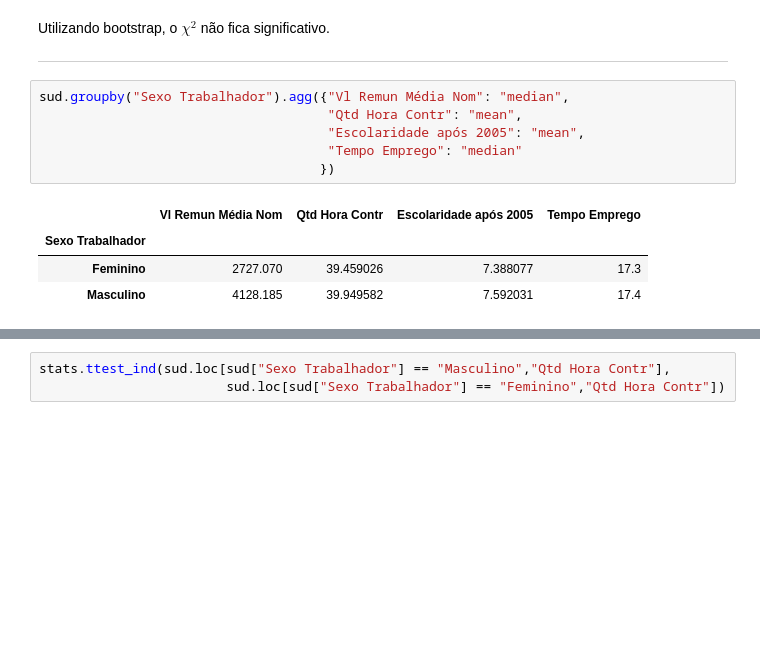
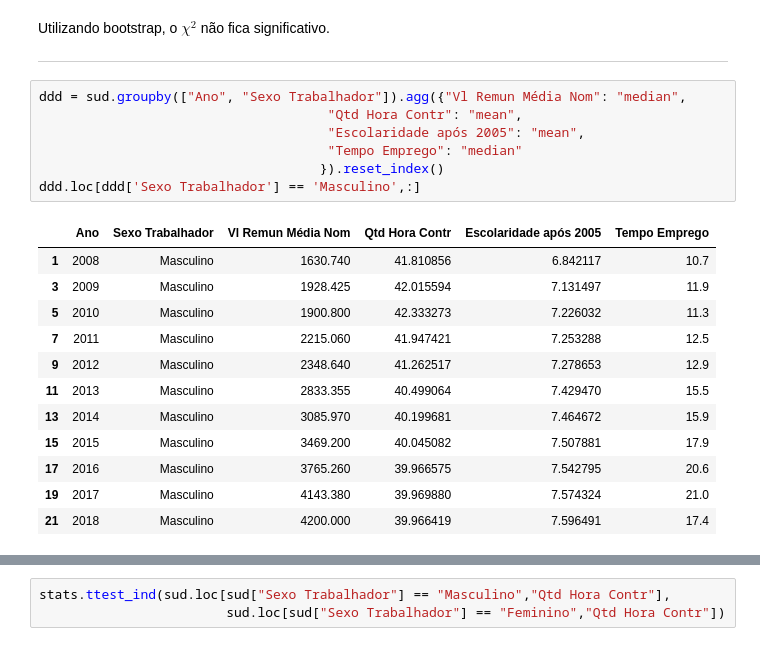
Before and after one commit to neylsoncrepalde/diversidade_mercado_ia, a Jupyter notebook: src/exploratoria.ipynb, the cells around one changed output, grey strips where cells are left out. Drawn from its saved outputs; the diff is of its cells as text; blank space fills up the shorter version.

```diff
--- a/src/exploratoria.ipynb
+++ b/src/exploratoria.ipynb
@@ -309,13 +313,22 @@ Utilizando bootstrap, o $\chi^2$ não fica significativo.
 
 ---
 # %%
-sud.groupby("Sexo Trabalhador").agg({"Vl Remun Média Nom": "median",
+ddd = sud.groupby(["Ano", "Sexo Trabalhador"]).agg({"Vl Remun Média Nom": "median",
                                      "Qtd Hora Contr": "mean",
                                      "Escolaridade após 2005": "mean",
                                      "Tempo Emprego": "median"
-                                    })
+                                    }).reset_index()
+ddd.loc[ddd['Sexo Trabalhador'] == 'Masculino',:]
 # %% [output]
-|  | Vl Remun Média Nom | Qtd Hora Contr | Escolaridade após 2005 | Tempo Emprego |
-| Sexo Trabalhador |  |  |  |  |
-| Feminino | 2727.070 | 39.459026 | 7.388077 | 17.3 |
-| Masculino | 4128.185 | 39.949582 | 7.592031 | 17.4 |
+|  | Ano | Sexo Trabalhador | Vl Remun Média Nom | Qtd Hora Contr | Escolaridade após 2005 | Tempo Emprego |
+| 1 | 2008 | Masculino | 1630.740 | 41.810856 | 6.842117 | 10.7 |
+| 3 | 2009 | Masculino | 1928.425 | 42.015594 | 7.131497 | 11.9 |
+| 5 | 2010 | Masculino | 1900.800 | 42.333273 | 7.226032 | 11.3 |
+| 7 | 2011 | Masculino | 2215.060 | 41.947421 | 7.253288 | 12.5 |
+| 9 | 2012 | Masculino | 2348.640 | 41.262517 | 7.278653 | 12.9 |
+| 11 | 2013 | Masculino | 2833.355 | 40.499064 | 7.429470 | 15.5 |
+| 13 | 2014 | Masculino | 3085.970 | 40.199681 | 7.464672 | 15.9 |
+| 15 | 2015 | Masculino | 3469.200 | 40.045082 | 7.507881 | 17.9 |
+| 17 | 2016 | Masculino | 3765.260 | 39.966575 | 7.542795 | 20.6 |
+| 19 | 2017 | Masculino | 4143.380 | 39.969880 | 7.574324 | 21.0 |
+| 21 | 2018 | Masculino | 4200.000 | 39.966419 | 7.596491 | 17.4 |
```
Also changed, not shown: parts of 9 cells of this notebook, 1 other file.
